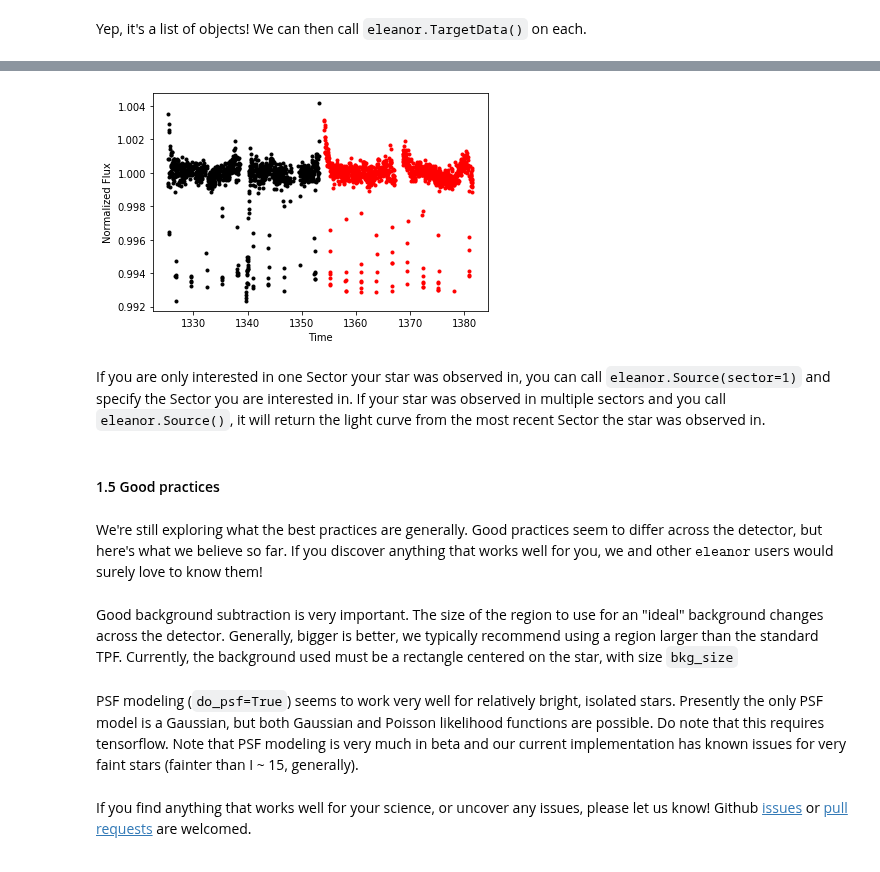
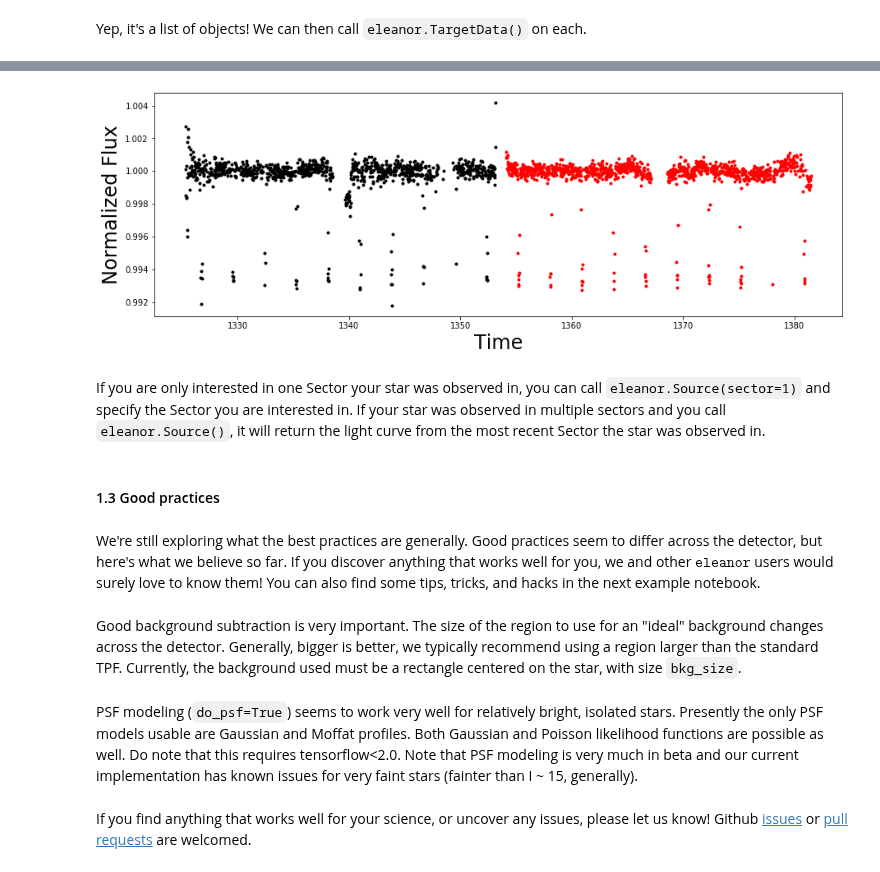
Before and after one commit to afeinstein20/eleanor, a Jupyter notebook: docs/getting_started/tutorial.ipynb, the cells around one changed output, grey strips where cells are left out. Cells and saved outputs as stored; diff of their text form; code cells hidden in the pictures.

Commit message:
adding new tutorial notebook

```diff
--- a/docs/getting_started/tutorial.ipynb
+++ b/docs/getting_started/tutorial.ipynb
@@ -291,19 +196,21 @@ print(star)
 Yep, it's a list of objects!
 We can then call `eleanor.TargetData()` on each.
 # %%
+plt.figure(figsize=(15,5))
+
 data = []
+plot_fmt = ['k.', 'r.']
+
 for s in star:
     datum = eleanor.TargetData(s, height=15, width=15, bkg_size=31, do_psf=False, do_pca=False)
     data.append(datum)
 
-q0 = data[0].quality == 0
-q1 = data[1].quality == 0
+for sector, datum in enumerate(data):
+    q = datum.quality == 0
+    plt.plot(datum.time[q], datum.corr_flux[q]/np.median(datum.corr_flux[q]), plot_fmt[sector])
 
-plt.plot(data[0].time[q0], data[0].corr_flux[q0]/np.median(data[0].corr_flux[q0]), 'k.')
-plt.plot(data[1].time[q1], data[1].corr_flux[q1]/np.median(data[1].corr_flux[q1]), 'r.')
-
-plt.ylabel('Normalized Flux')
-plt.xlabel('Time')
+plt.ylabel('Normalized Flux', fontsize=24)
+plt.xlabel('Time', fontsize=24)
 
 plt.show()
 # %% [output]
@@ -313,13 +217,13 @@ WARNING: The "exact" method is not yet implemented for rectangular apertures --
-[figure, old version]
+[figure, new version]
 # %% [markdown]
 If you are only interested in one Sector your star was observed in, you can call `eleanor.Source(sector=1)` and specify the Sector you are interested in. If your star was observed in multiple sectors and you call `eleanor.Source()`, it will return the light curve from the most recent Sector the star was observed in.
 # %% [markdown]
-#### 1.5 Good practices
+#### 1.3 Good practices
 # %% [markdown]
-We're still exploring what the best practices are generally. Good practices seem to differ across the detector, but here's what we believe so far. If you discover anything that works well for you, we and other $\texttt{eleanor}$ users would surely love to know them!
+We're still exploring what the best practices are generally. Good practices seem to differ across the detector, but here's what we believe so far. If you discover anything that works well for you, we and other $\texttt{eleanor}$ users would surely love to know them! You can also find some tips, tricks, and hacks in the next example notebook.
 # %% [markdown]
-Good background subtraction is very important. The size of the region to use for an "ideal" background changes across the detector. Generally, bigger is better, we typically recommend using a region larger than the standard TPF. Currently, the background used must be a rectangle centered on the star, with size `bkg_size`
+Good background subtraction is very important. The size of the region to use for an "ideal" background changes across the detector. Generally, bigger is better, we typically recommend using a region larger than the standard TPF. Currently, the background used must be a rectangle centered on the star, with size `bkg_size`.
 # %% [markdown]
-PSF modeling (`do_psf=True`) seems to work very well for relatively bright, isolated stars. Presently the only PSF model is a Gaussian, but both Gaussian and Poisson likelihood functions are possible. Do note that this requires tensorflow. Note that PSF modeling is very much in beta and our current implementation has known issues for very faint stars (fainter than I ~ 15, generally).
+PSF modeling (`do_psf=True`) seems to work very well for relatively bright, isolated stars. Presently the only PSF models usable are Gaussian and Moffat profiles. Both Gaussian and Poisson likelihood functions are possible as well. Do note that this requires tensorflow<2.0. Note that PSF modeling is very much in beta and our current implementation has known issues for very faint stars (fainter than I ~ 15, generally).
 # %% [markdown]
 If you find anything that works well for your science, or uncover any issues, please let us know! Github [issues](https://github.com/afeinstein20/eleanor/issues) or [pull requests](https://github.com/afeinstein20/eleanor/pulls) are welcomed.
```
Also changed, not shown: parts of 27 cells of this notebook, 4 other files.
